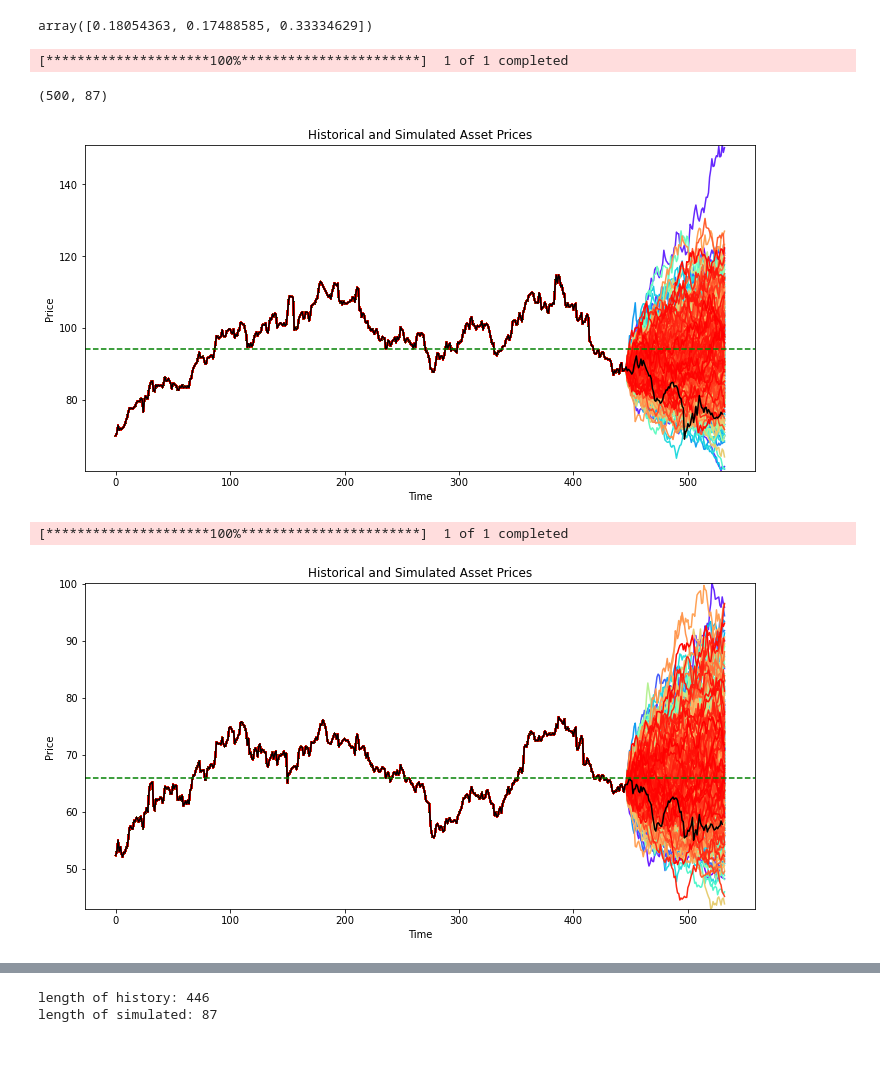
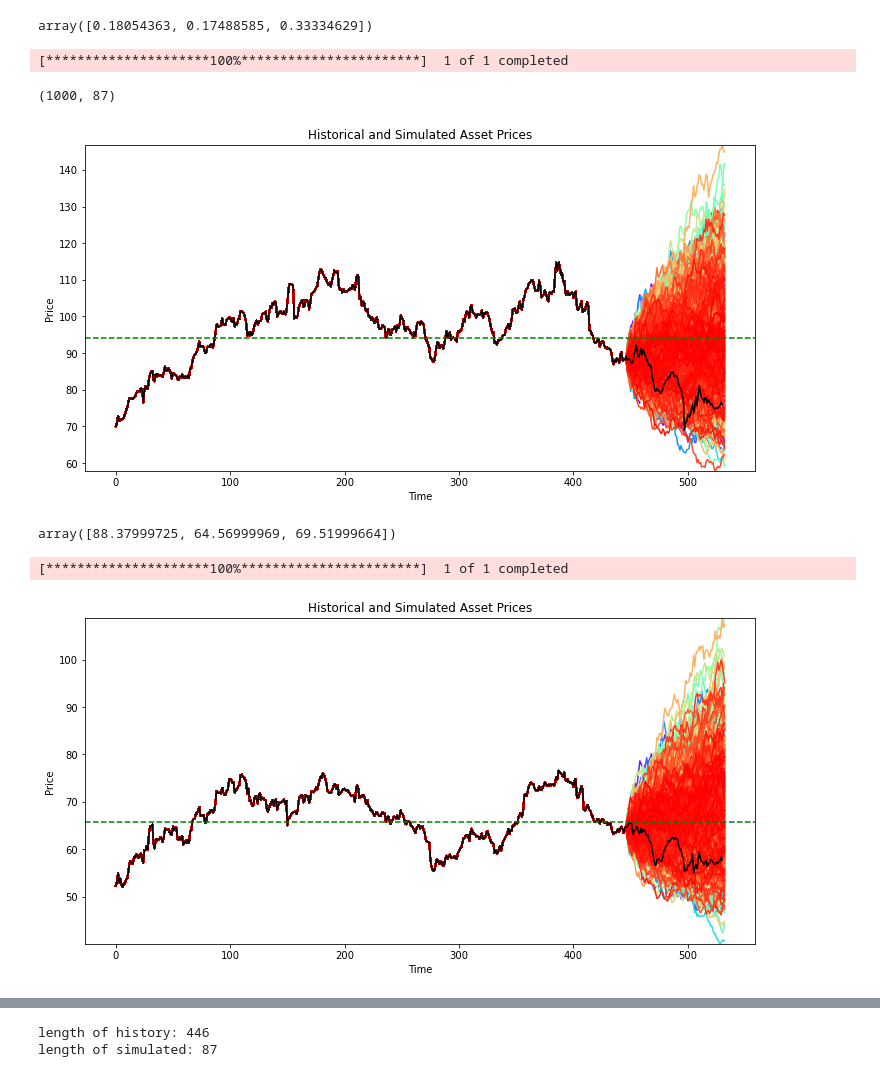
Before and after one commit to tengyaolong2000/simtech, a Jupyter notebook: sim_tech_finance.ipynb, the cells around one changed output, grey strips where cells are left out. Saved outputs shown, nothing was run; the diff lists cells and outputs as text; code cells hidden in the pictures.

```diff
--- a/sim_tech_finance.ipynb
+++ b/sim_tech_finance.ipynb
@@ -270,7 +284,8 @@ barrier_levels = [56.520, 39.516, 58.896]
 early_redemption_level = [94.2, 65.86, 98.16]
 
 #bmplogreturns = returns.to_numpy()
-
+# set the numpy seed
+np.random.seed(4518)
 # Estimate drift (v) and covariance matrix (Sigma)
 v = np.mean(bmplogreturns, axis=0) / dt
 Sigma = np.cov(bmplogreturns.T) / dt
@@ -295,7 +310,7 @@ def SimMultiGBMexact(S0, v, Sigma, Deltat):
     Z = np.random.multivariate_normal(v * Deltat, Sigma * Deltat, m)
 
     for j in range(1, m + 1):
-        S[:, j] = S[:, j - 1] * np.exp(Z[j - 1, :])
+        S[:, j] = np.exp(np.log(S[:, j - 1])+Z[j - 1, :])
     return S
 
 def SimMultiGBMexactAV(S0, v, Sigma, Deltat):
@@ -329,7 +344,7 @@ def SimMultiGBMexactAV(S0, v, Sigma, Deltat):
 
 
 # Simulation parameters
-Nsim = 500
+Nsim = 1000
 #T = 1.25
 dt = 1/252
 S0 = bmp_prices[-1, :]  # Last observed prices
@@ -355,35 +370,39 @@ else:
     S2 = np.zeros((Nsim*2, m + 1))
     S3 = np.zeros((Nsim*2, m + 1))
 
     for i in range(0,Nsim*2,2):
         S, Stilde = SimMultiGBMexactAV(S0, v, Sigma, dt)
         S1[i, :] = S[0, :]
         S1[i+1, :] = Stilde[0, :]
         S2[i, :] = S[1, :]
         S2[i+1, :] = Stilde[1, :]
         S3[i, :] = S[2, :]
         S3[i+1, :] = Stilde[2, :]
 
 print(S3.shape)
 # Combine historical and simulated data for the first asset
 k=2 if AV else 1
 HistS1 = np.tile(bmp_prices[:, 0], (Nsim*k, 1))
 wholeS1 = np.hstack((HistS1, S1))
 
 #Plot real data of BMW from 2022-09-30 to 2024-10-28
 start_date_real= datetime.datetime.strptime('2022-09-30', '%Y-%m-%d')
 end_date_real = datetime.datetime.strptime('2024-10-28', '%Y-%m-%d')  #1 aug to 31 October
 # Specify the ticker for BMW (BMW.DE for Frankfurt Stock Exchange)
 BMW_ticker = 'BMW.DE'
 
 # Download historical data for BMW
 bmw_data_real = yf.download(BMW_ticker, start=start_date_real, end=end_date_real)
 # Visualize the paths
 Visualize(wholeS1, bmw_data_real['Close'], barrier_levels[0], early_redemption_level[0])
 # %% [output]
 [*********************100%***********************]  1 of 1 completed
-(500, 87)
+(1000, 87)
-[figure, old version]
+[figure, new version]
+# %%
+S0
+# %% [output]
+array([88.37999725, 64.56999969, 69.51999664])
 # %%
 # Combine historical and simulated data for the first asset
 HistS2 = np.tile(bmp_prices[:, 1], (Nsim*k, 1))
@@ -400,7 +419,7 @@ mbg_data_real = yf.download(MBG_ticker, start=start_date_real, end=end_date_real
 Visualize(wholeS2, mbg_data_real['Close'], barrier_levels[1], early_redemption_level[1])
 # %% [output]
 [*********************100%***********************]  1 of 1 completed
-[figure, old version]
+[figure, new version]
 # %%
 # Combine historical and simulated data for the first asset
 HistS3 = np.tile(bmp_prices[:, 2], (Nsim*k, 1))
```
Also changed, not shown: parts of 20 cells of this notebook.
